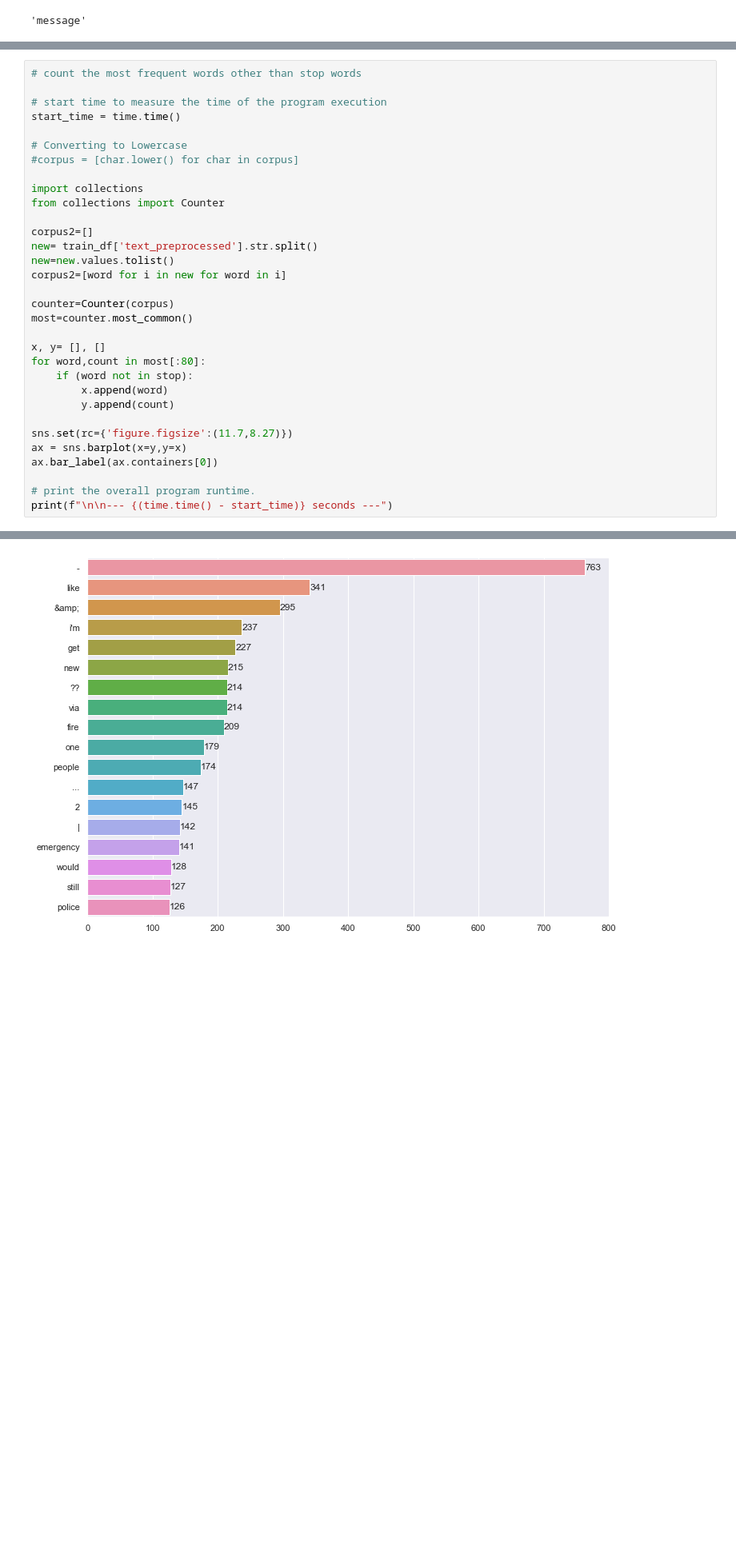
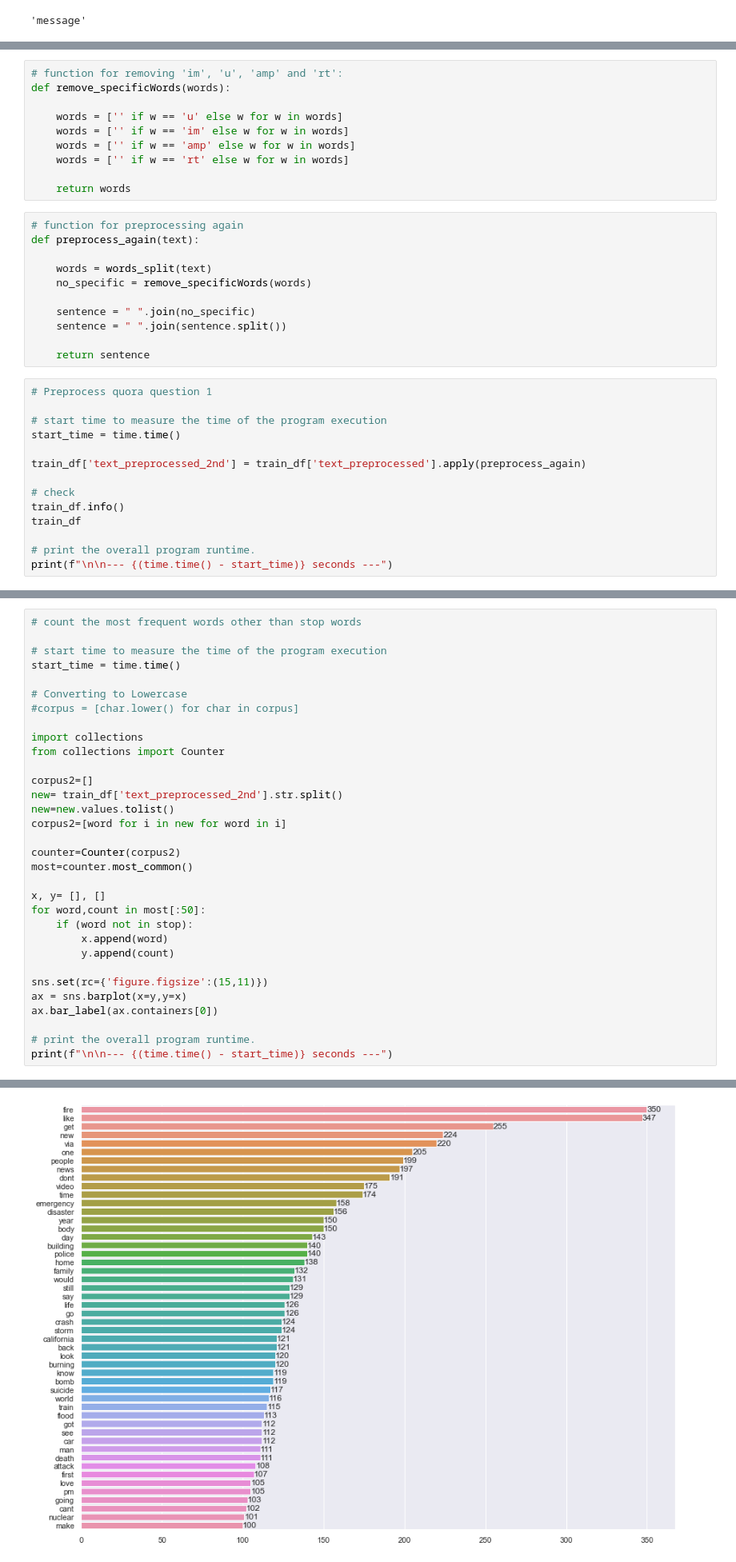
Before and after one commit to Nicole-Hong/LHL_Final_Project_NLP, a Jupyter notebook: src/nlp_disaster_tweets.ipynb, the cells around one changed output, grey strips where cells are left out. Shown at 80% size. Saved outputs shown, nothing was run; the diff lists cells and outputs as text; blank space fills up the shorter version.

Commit message:
data preprocessing & 2nd trial m/l run

```diff
--- a/src/nlp_disaster_tweets.ipynb
+++ b/src/nlp_disaster_tweets.ipynb
@@ -595,0 +794,35 @@ train_df['text'][70]
+# %%
+# function for removing 'im', 'u', 'amp' and 'rt':
+def remove_specificWords(words):
+
+    words = ['' if w == 'u' else w for w in words]
+    words = ['' if w == 'im' else w for w in words]
+    words = ['' if w == 'amp' else w for w in words]
+    words = ['' if w == 'rt' else w for w in words]
+
+    return words
+# %%
+# function for preprocessing again
+def preprocess_again(text):
+
+    words = words_split(text)
+    no_specific = remove_specificWords(words)
+
+    sentence = " ".join(no_specific)
+    sentence = " ".join(sentence.split())
+
+    return sentence
+# %%
+# Preprocess quora question 1
+
+# start time to measure the time of the program execution
+start_time = time.time()
+
+train_df['text_preprocessed_2nd'] = train_df['text_preprocessed'].apply(preprocess_again)
+
+# check
+train_df.info()
+train_df
+
+# print the overall program runtime.
+print(f"\n\n--- {(time.time() - start_time)} seconds ---")
@@ -715,20 +1040,20 @@ import collections
 from collections import Counter
 
 corpus2=[]
-new= train_df['text_preprocessed'].str.split()
+new= train_df['text_preprocessed_2nd'].str.split()
 new=new.values.tolist()
 corpus2=[word for i in new for word in i]
 
-counter=Counter(corpus)
+counter=Counter(corpus2)
 most=counter.most_common()
 
 x, y= [], []
-for word,count in most[:80]:
+for word,count in most[:50]:
     if (word not in stop):
         x.append(word)
         y.append(count)
 
-sns.set(rc={'figure.figsize':(11.7,8.27)})
+sns.set(rc={'figure.figsize':(15,11)})
 ax = sns.barplot(x=y,y=x)
 ax.bar_label(ax.containers[0])
 
@@ -757 +1081 @@ print(f"\n\n--- {(time.time() - start_time)} seconds ---")
-[figure, old version]
+[figure, new version]
```
Also changed, not shown: parts of 27 cells of this notebook, 9 other files.
